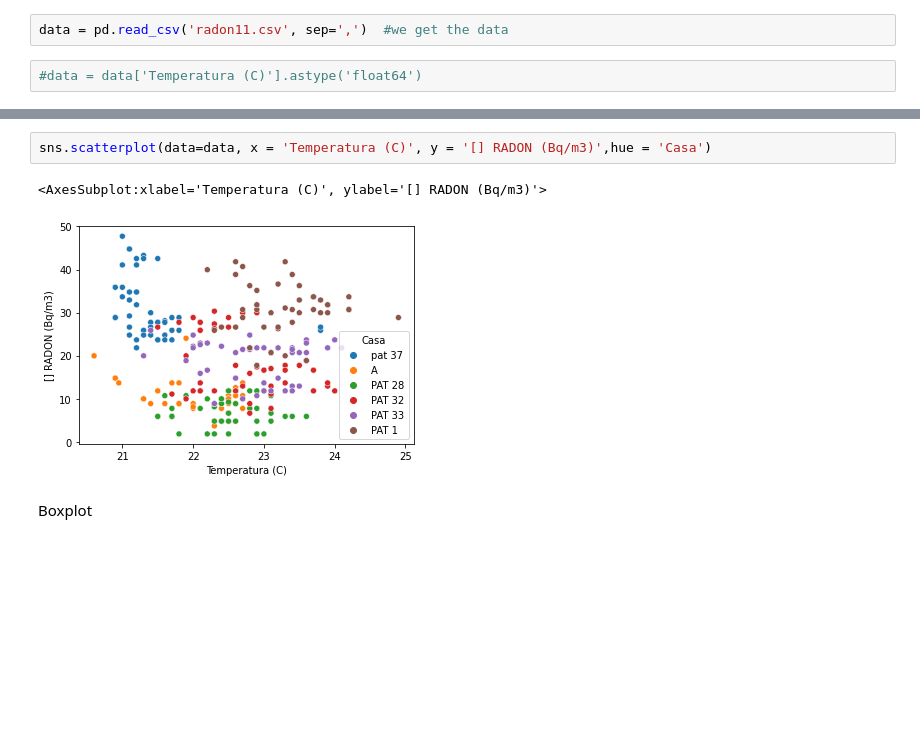
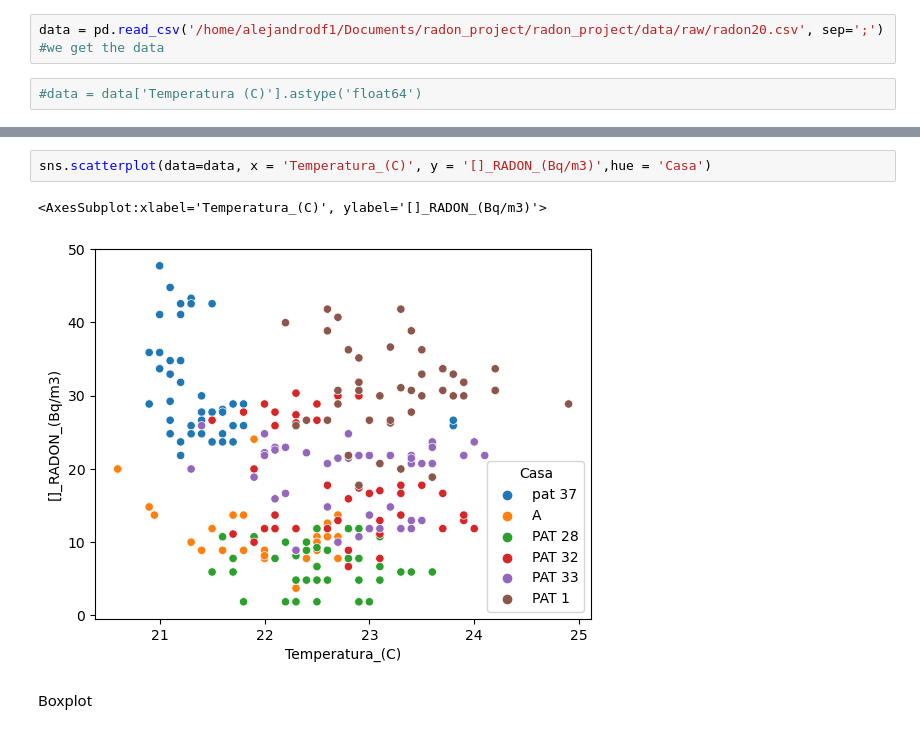
Before and after one commit to alejandrodf1/Radon_concentrarions_analysis, a Jupyter notebook: notebooks/Radon_concentration_project.ipynb, the cells around one changed output, grey strips where cells are left out. Drawn from its saved outputs; the diff is of its cells as text; blank space fills up the shorter version.

```diff
--- a/notebooks/Radon_concentration_project.ipynb
+++ b/notebooks/Radon_concentration_project.ipynb
@@ -32,7 +32,7 @@ import matplotlib.pyplot as plt
 import seaborn as sns
 from sklearn.preprocessing import StandardScaler #escalating to aplly to the dataset
 # %%
-data = pd.read_csv('radon11.csv', sep=',')  #we get the data
+data = pd.read_csv('/home/alejandrodf1/Documents/radon_project/radon_project/data/raw/radon20.csv', sep=';')  #we get the data
 # %%
 #data = data['Temperatura (C)'].astype('float64')
 # %%
@@ -110,8 +118,8 @@ plt.show()
 # %%
-sns.scatterplot(data=data, x = 'Temperatura (C)', y = '[] RADON (Bq/m3)',hue = 'Casa')
+sns.scatterplot(data=data, x = 'Temperatura_(C)', y = '[]_RADON_(Bq/m3)',hue = 'Casa')
 # %% [output]
-<AxesSubplot:xlabel='Temperatura (C)', ylabel='[] RADON (Bq/m3)'>
+<AxesSubplot:xlabel='Temperatura_(C)', ylabel='[]_RADON_(Bq/m3)'>
-[figure, old version]
+[figure, new version]
 # %% [markdown]
 Boxplot
 # %%
```
Also changed, not shown: parts of 18 cells of this notebook, 1 other file.
